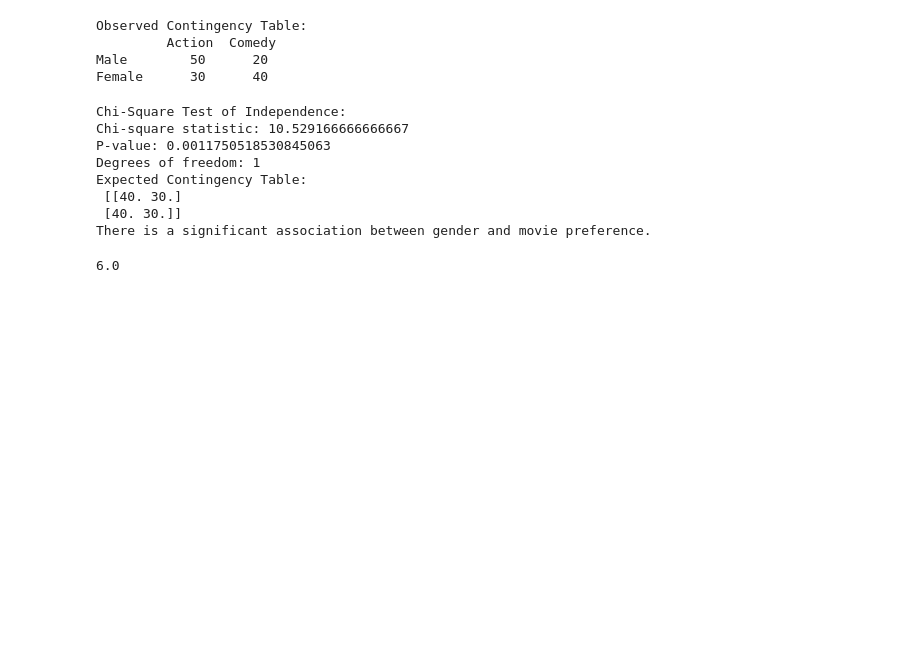
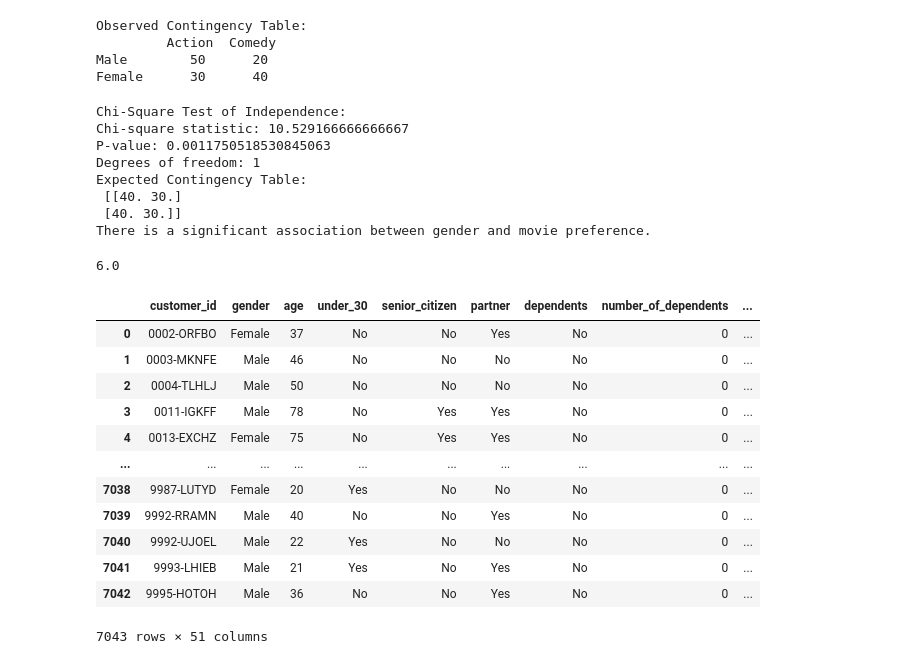
Before and after one commit to Harsh-Tiwadi/Customer-churn, a Jupyter notebook: notebook/EDA.ipynb, the cells around one changed output. Cells and saved outputs as stored; diff of their text form; code cells hidden in the pictures; blank space fills up the shorter version.

```diff
--- a/notebook/EDA.ipynb
+++ b/notebook/EDA.ipynb
@@ -118,3 +118,25 @@ from math import sqrt
 sqrt(36)
 # %% [output]
 6.0
+# %%
+import pandas as pd
+import numpy as np
+pd.set_option('display.max_column', None)
+# %%
+df = pd.read_parquet('../data/merged_data/merged_data.parquet')
+# %%
+df
+# %% [output]
+|  | customer_id | gender | age | under_30 | senior_citizen | partner | dependents | number_of_dependents | ... |
+| 0 | 0002-ORFBO | Female | 37 | No | No | Yes | No | 0 | ... |
+| 1 | 0003-MKNFE | Male | 46 | No | No | No | No | 0 | ... |
+| 2 | 0004-TLHLJ | Male | 50 | No | No | No | No | 0 | ... |
+| 3 | 0011-IGKFF | Male | 78 | No | Yes | Yes | No | 0 | ... |
+| 4 | 0013-EXCHZ | Female | 75 | No | Yes | Yes | No | 0 | ... |
+| ... | ... | ... | ... | ... | ... | ... | ... | ... | ... |
+| 7038 | 9987-LUTYD | Female | 20 | Yes | No | No | No | 0 | ... |
+| 7039 | 9992-RRAMN | Male | 40 | No | No | Yes | No | 0 | ... |
+| 7040 | 9992-UJOEL | Male | 22 | Yes | No | No | No | 0 | ... |
+| 7041 | 9993-LHIEB | Male | 21 | Yes | No | Yes | No | 0 | ... |
+| 7042 | 9995-HOTOH | Male | 36 | No | No | Yes | No | 0 | ... |
+7043 rows × 51 columns
```
Also changed, not shown: parts of 41 cells of this notebook.
